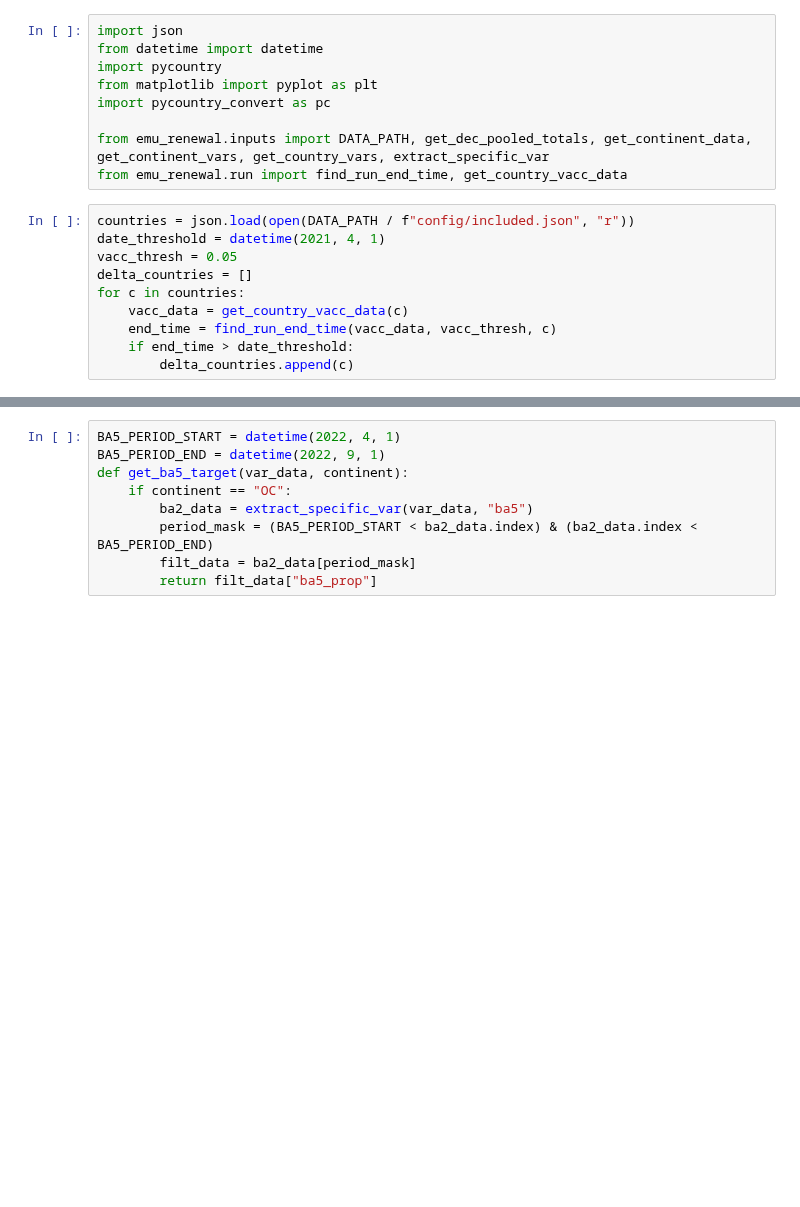
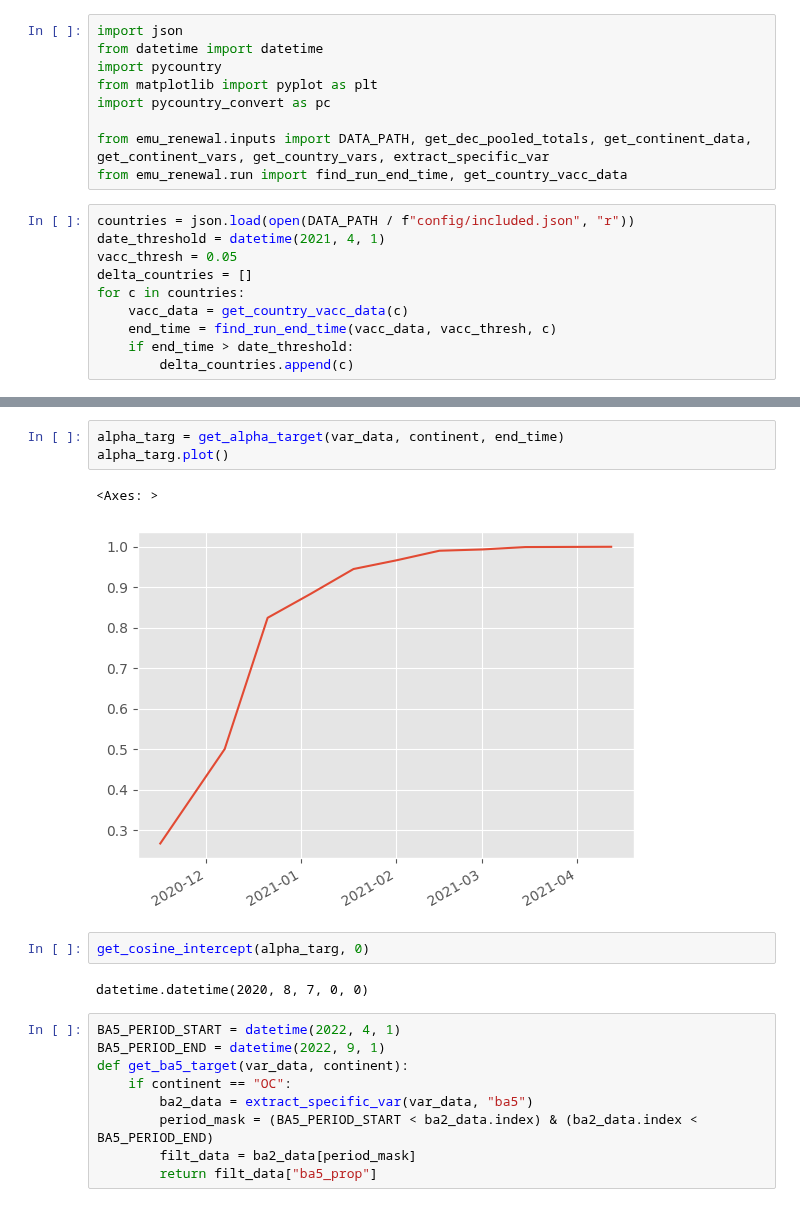
Before and after one commit to monash-emu/renewal, a Jupyter notebook: notebooks/17-vacc-issues.ipynb, the cells around one changed output, grey strips where cells are left out. Saved outputs shown, nothing was run; the diff lists cells and outputs as text; blank space fills up the shorter version.

```diff
--- a/notebooks/17-vacc-issues.ipynb
+++ b/notebooks/17-vacc-issues.ipynb
@@ -26,3 +78,13 @@ alpha_data = extract_specific_var(var_data, "ba5")
+# %%
+alpha_targ = get_alpha_target(var_data, continent, end_time)
+alpha_targ.plot()
+# %% [output]
+<Axes: >
+[figure, added]
+# %%
+get_cosine_intercept(alpha_targ, 0)
+# %% [output]
+datetime.datetime(2020, 8, 7, 0, 0)
 # %%
 BA5_PERIOD_START = datetime(2022, 4, 1)
 BA5_PERIOD_END = datetime(2022, 9, 1)
```
Also changed, not shown: parts of 9 cells of this notebook, 4 other files.
